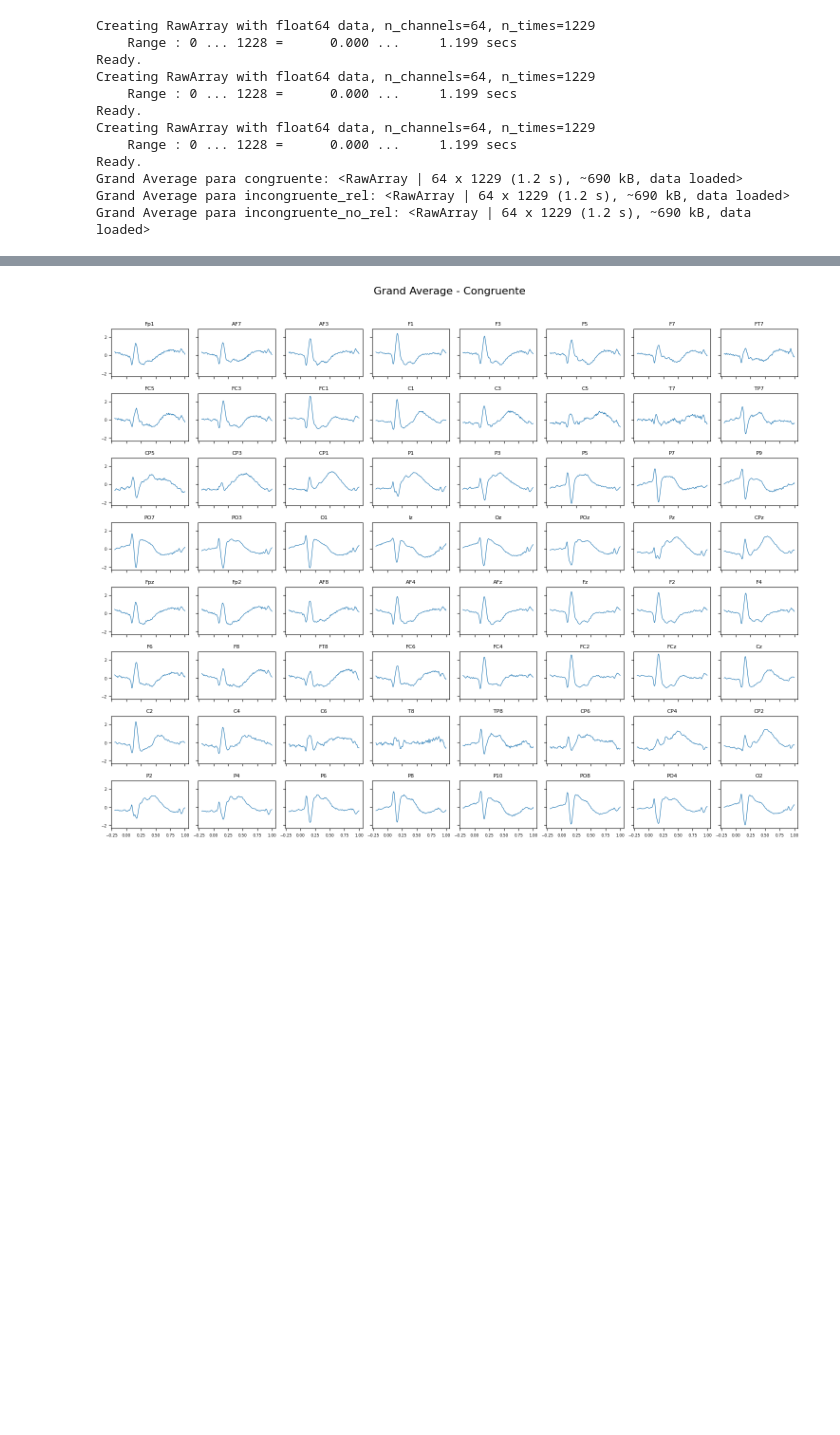
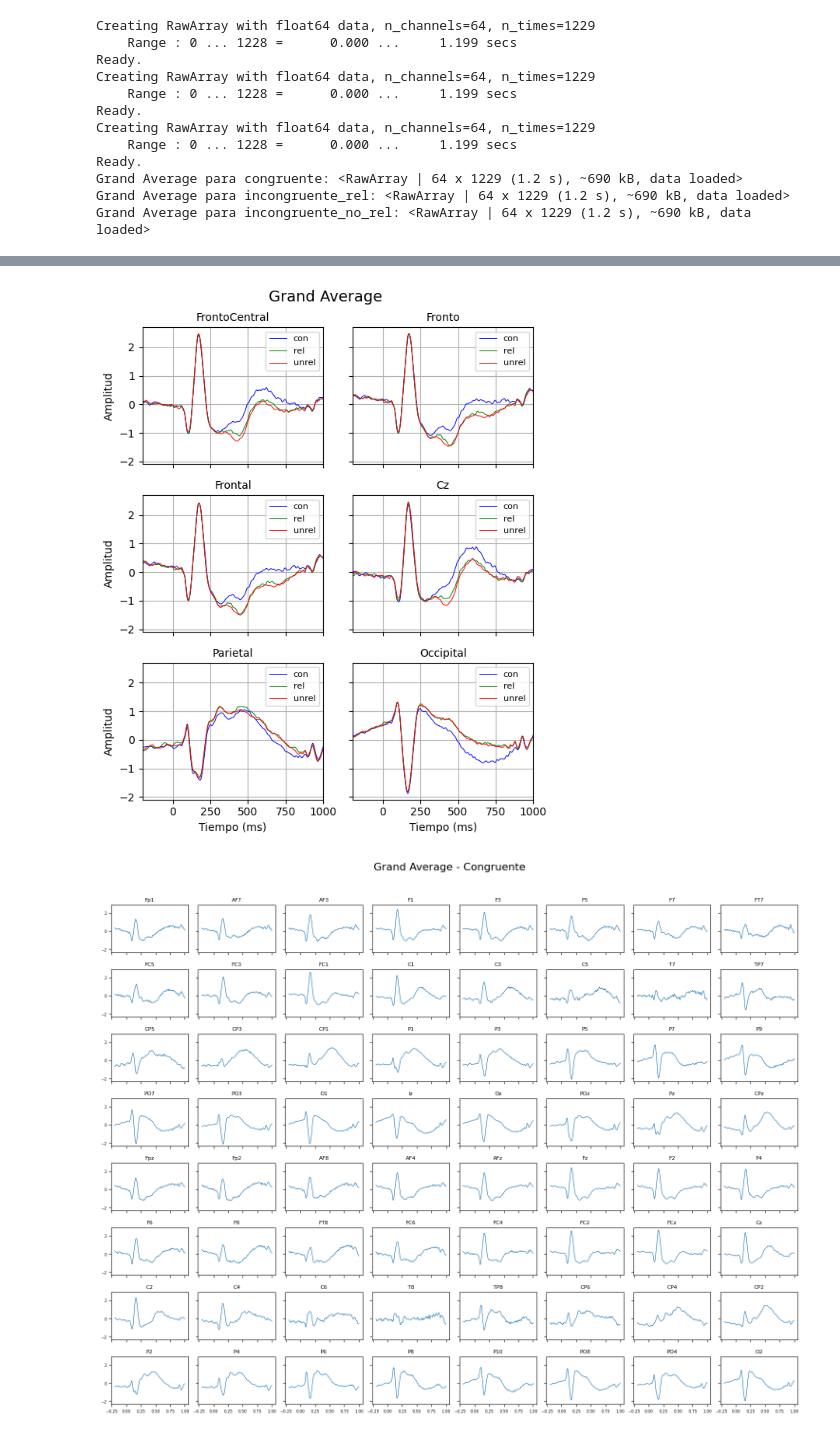
Before and after one commit to carrielfelipe/EEG_ERP_Analysis, a Jupyter notebook: PWI_version_2/PWI_ERP_.ipynb, the cells around one changed output, grey strips where cells are left out. Drawn from its saved outputs; the diff is of its cells as text; code cells hidden in the pictures; blank space fills up the shorter version.

```diff
--- a/PWI_version_2/PWI_ERP_.ipynb
+++ b/PWI_version_2/PWI_ERP_.ipynb
@@ -104,0 +147,12 @@ registros_eeg_zscore
+# %%
+for condicion in registros_eeg_zscore:
+    print(condicion)
+    for sujeto in registros_eeg_zscore[condicion]:
+        if sujeto is None:
+            # Si no hay épocas, guarda None para este sujeto
+            #PooledData[condicion][sujeto] = None
+            print(f"{sujeto} en {condicion} no tiene datos de épocas.")
+            continue
+
+        print(sujeto)
+        datos_sujeto = registros_eeg_zscore[condicion][sujeto].get_data()
@@ -168,0 +281,2 @@ Grand Average para incongruente_no_rel: <RawArray | 64 x 1229 (1.2 s), ~690 kB,
+# %%
+df_electrodes = grand_average['congruente'].ch_names
@@ -168,0 +338,2 @@ Grand Average para incongruente_no_rel: <RawArray | 64 x 1229 (1.2 s), ~690 kB,
+# %%
+eeg_time_dict = {condition: np.linspace(0, len(data.times)-1, len(data.times)) for condition, data in grand_average.items()}
@@ -169,3 +345,80 @@ Grand Average para incongruente_no_rel: <RawArray | 64 x 1229 (1.2 s), ~690 kB,
+# %%
+import numpy as np
+import matplotlib.pyplot as plt
+
+# Diccionario para abreviar nombres de condiciones
+legend_labels = {
+    'congruente': 'con',
+    'incongruente_rel': 'rel',
+    'incongruente_no_rel': 'unrel'
+}
+
+# Función para graficar los datos EEG en un diseño 3x2 con señales superpuestas
+def plot_pools_superposed(time_dict, EEG_pool_data, condition_keys, pools, title, line_width=2):
+    """
+    Grafica las señales EEG en un diseño de 3x2, donde:
+    - Cada gráfico corresponde a un pool.
+    - Las tres condiciones actuales están superpuestas en cada gráfico.
+    - Permite ajustar el grosor de las líneas con `line_width`.
+    """
+    n_pools = len(pools)
+
+    # Crear figura con tamaño ajustado
+    fig, axes = plt.subplots(3, 2, figsize=(6, 7), sharex=True, sharey=True)
+
+    # Asegurar que axes sea un array 2D
+    axes = np.atleast_2d(axes).flatten()
+
+    # Definir colores específicos para cada condición
+    colors = ['b', 'g', 'r']
+
+    # Iterar sobre cada pool y asignarlo a un subplot
+    for i, (pool_name, electrodes) in enumerate(pools.items()):
+        ax = axes[i]  # Seleccionar el subplot correspondiente
+
+        # Graficar cada condición en el mismo subplot
+        for j, condition in enumerate(condition_keys):
+            time = np.array(time_dict[condition]) - 200  # Restar 200 ms al tiempo
+            signal = EEG_pool_data[condition][pool_name]
+            ax.plot(time, signal, label=legend_labels[condition], color=colors[j], linewidth=line_width)  # Usar etiquetas abreviadas
+
+        # Configurar el rango del eje X para que vaya de -200 ms a 1000 ms
+        ax.set_xlim([-200, 1000])
+
+        # Configuración del subplot
+        ax.set_title(f"{pool_name}", fontsize=10)
+        ax.grid(True)
+        ax.legend(fontsize=8)  # Reducir tamaño de la leyenda
+
+        # Etiqueta del eje Y solo en la primera columna
+        if i % 2 == 0:
+            ax.set_ylabel("Amplitud", fontsize=10)
+
+        # Etiqueta del eje X solo en la última fila
+        if i >= n_pools - 2:
+            ax.set_xlabel("Tiempo (ms)", fontsize=10)
+
+    # Eliminar ejes vacíos si hay menos de 6 pools
+    for i in range(n_pools, 6):
+        fig.delaxes(axes[i])
+
+    # Ajustar diseño de la figura
+    plt.tight_layout()
+    plt.suptitle(title, fontsize=14, y=1.02)  # Título general
+    plt.show()
+
+
+# Llamar a la función con grosor de línea ajustado
+plot_pools_superposed(
+    eeg_time_dict,
+    EEG_pool_data,
+    ['congruente', 'incongruente_rel', 'incongruente_no_rel'],  # Condiciones actuales superpuestas
+    pools,  # Pools (máximo 6)
+    'Grand Average',  # Título general
+    line_width=0.7  # Ajusta el grosor de las líneas aquí
+)
+# %% [output]
+[figure, added]
 # %%
 import matplotlib.pyplot as plt
 import numpy as np
```
Also changed, not shown: parts of 12 cells of this notebook.
